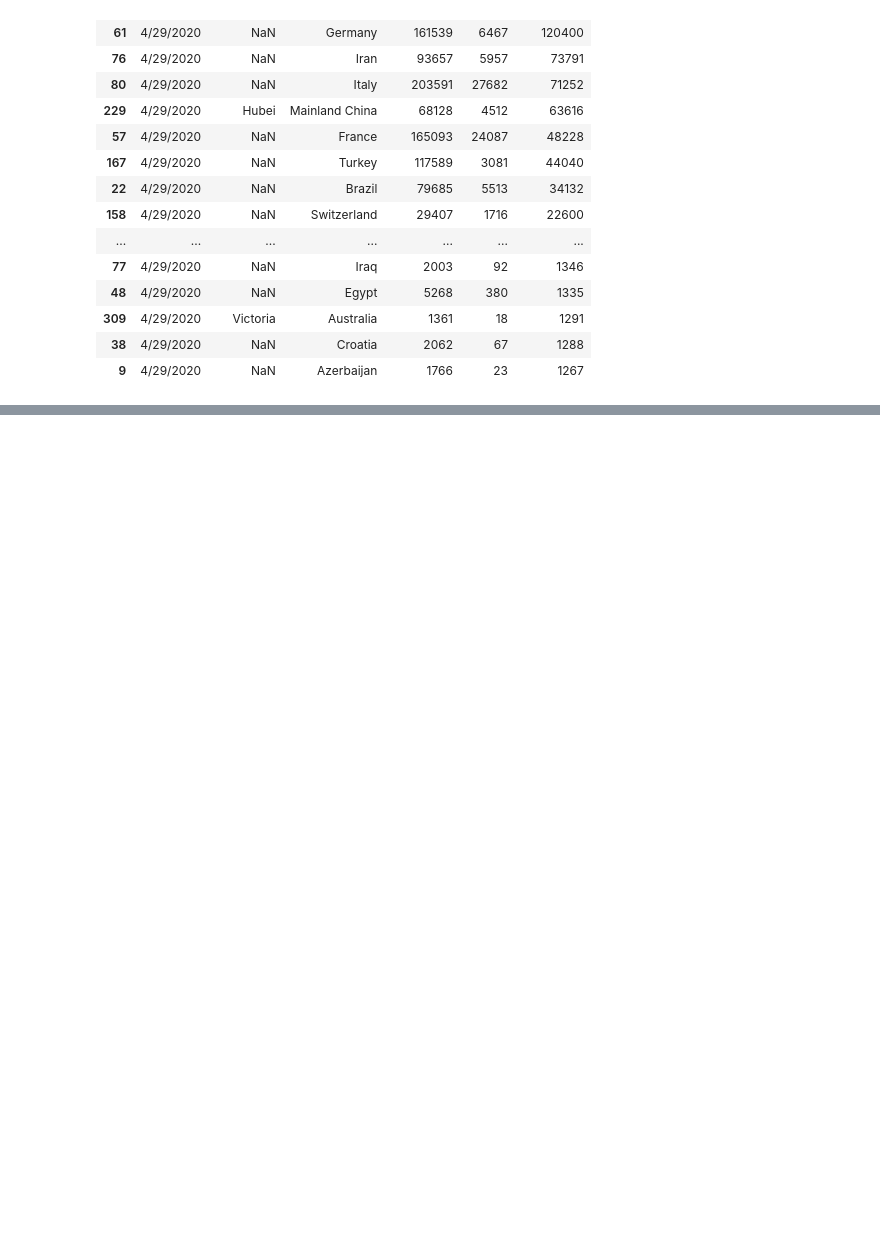
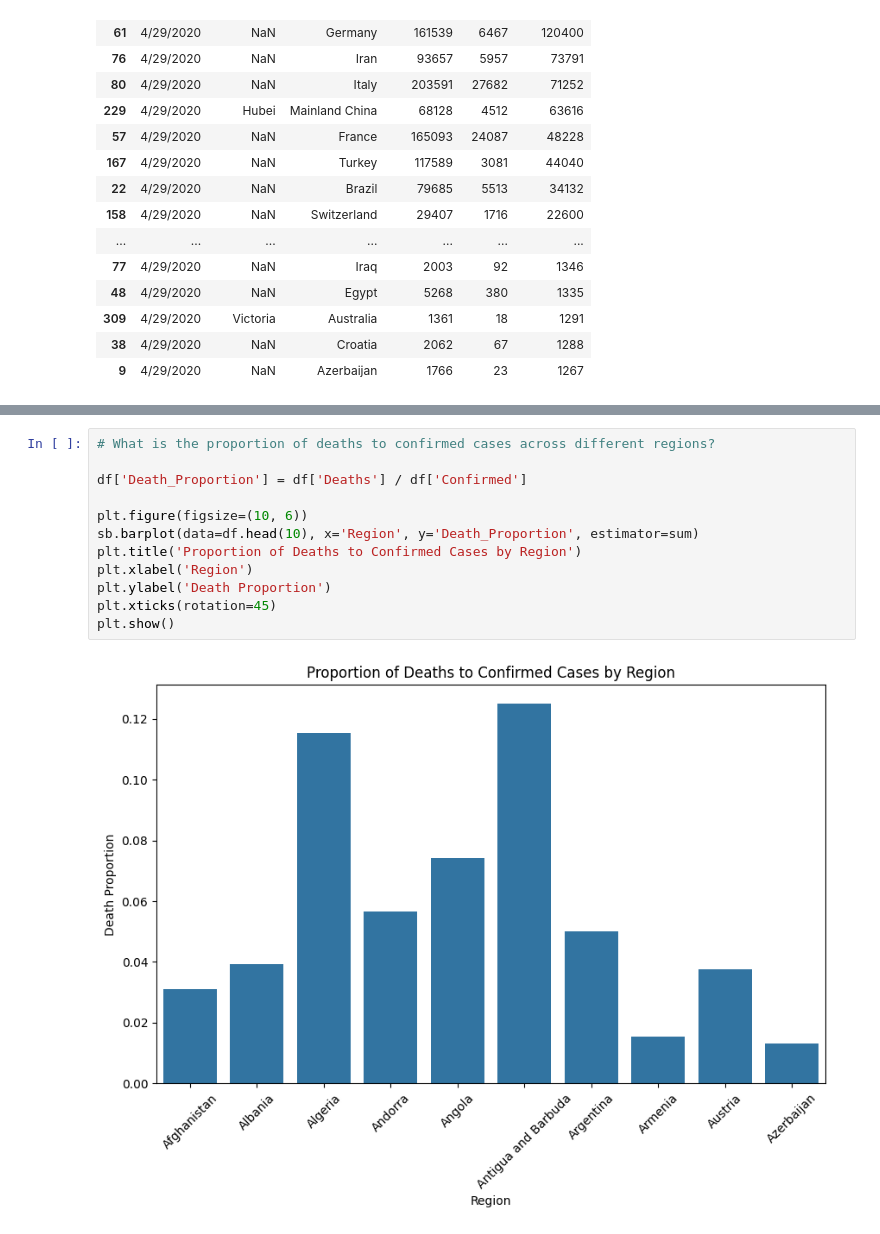
Before and after one commit to Tanay-Dwivedi/COVID-19-Dataset-Data-Analysis, a Jupyter notebook: covid19_data_analysis.ipynb, the cells around one changed output, grey strips where cells are left out. Drawn from its saved outputs; the diff is of its cells as text; blank space fills up the shorter version.

```diff
--- a/covid19_data_analysis.ipynb
+++ b/covid19_data_analysis.ipynb
@@ -301,0 +348,14 @@ df.sort_values(by = ["Recovered"], ascending = False).head(50)
+# %%
+# What is the proportion of deaths to confirmed cases across different regions?
+
+df['Death_Proportion'] = df['Deaths'] / df['Confirmed']
+
+plt.figure(figsize=(10, 6))
+sb.barplot(data=df.head(10), x='Region', y='Death_Proportion', estimator=sum)
+plt.title('Proportion of Deaths to Confirmed Cases by Region')
+plt.xlabel('Region')
+plt.ylabel('Death Proportion')
+plt.xticks(rotation=45)
+plt.show()
+# %% [output]
+[figure, added]
```
Also changed, not shown: parts of 4 cells of this notebook.
